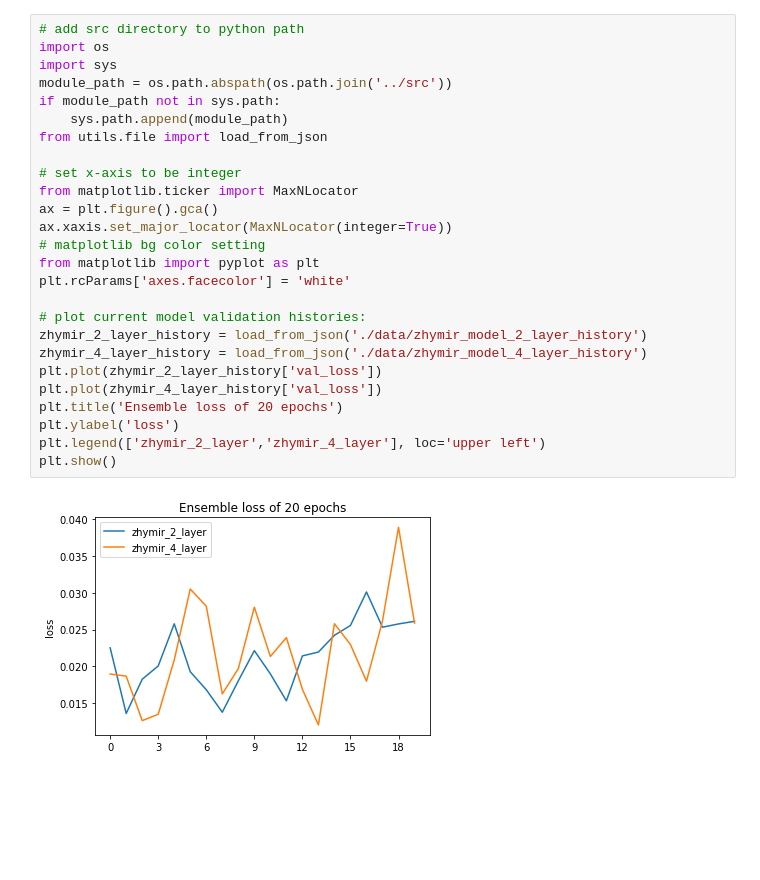
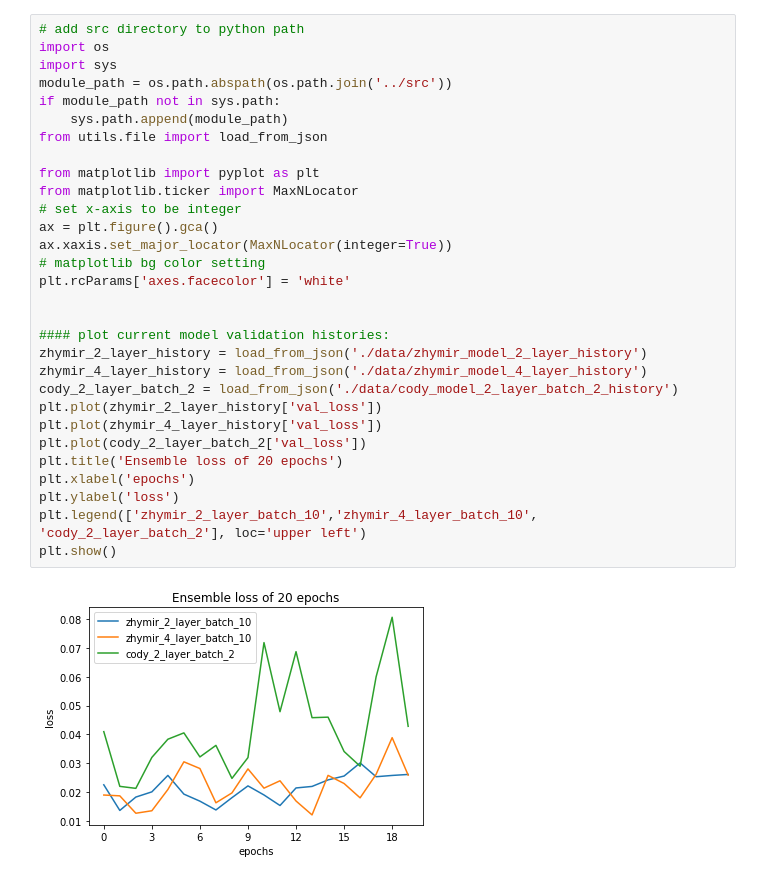
Before and after one commit to CJShearer/project-athena, a Jupyter notebook: Task2/Report.ipynb, the cells around one changed output. Saved outputs shown, nothing was run; the diff lists cells and outputs as text; blank space fills up the shorter version.

Commit message:
added another model example

```diff
--- a/Task2/Report.ipynb
+++ b/Task2/Report.ipynb
@@ -144,28 +145,32 @@ Current location: src/scripts/zhymir_scripts/train_test
 # %%
 # add src directory to python path
 import os
 import sys
 module_path = os.path.abspath(os.path.join('../src'))
 if module_path not in sys.path:
     sys.path.append(module_path)
 from utils.file import load_from_json
 
+from matplotlib import pyplot as plt
+from matplotlib.ticker import MaxNLocator
 # set x-axis to be integer
-from matplotlib.ticker import MaxNLocator
 ax = plt.figure().gca()
 ax.xaxis.set_major_locator(MaxNLocator(integer=True))
 # matplotlib bg color setting
-from matplotlib import pyplot as plt
 plt.rcParams['axes.facecolor'] = 'white'
 
-# plot current model validation histories:
+
+#### plot current model validation histories:
 zhymir_2_layer_history = load_from_json('./data/zhymir_model_2_layer_history')
 zhymir_4_layer_history = load_from_json('./data/zhymir_model_4_layer_history')
+cody_2_layer_batch_2 = load_from_json('./data/cody_model_2_layer_batch_2_history')
 plt.plot(zhymir_2_layer_history['val_loss'])
 plt.plot(zhymir_4_layer_history['val_loss'])
+plt.plot(cody_2_layer_batch_2['val_loss'])
 plt.title('Ensemble loss of 20 epochs')
+plt.xlabel('epochs')
 plt.ylabel('loss')
-plt.legend(['zhymir_2_layer','zhymir_4_layer'], loc='upper left')
+plt.legend(['zhymir_2_layer_batch_10','zhymir_4_layer_batch_10', 'cody_2_layer_batch_2'], loc='upper left')
 plt.show()
 # %% [output]
-[figure, old version]
+[figure, new version]
```
Also changed, not shown: parts of 1 cell of this notebook, 3 other files.
